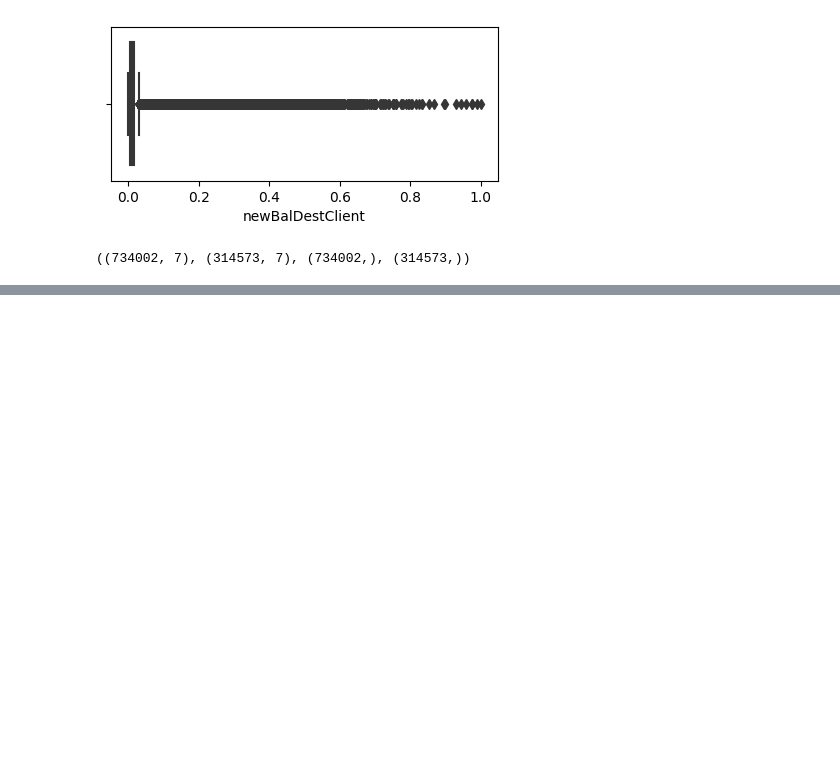
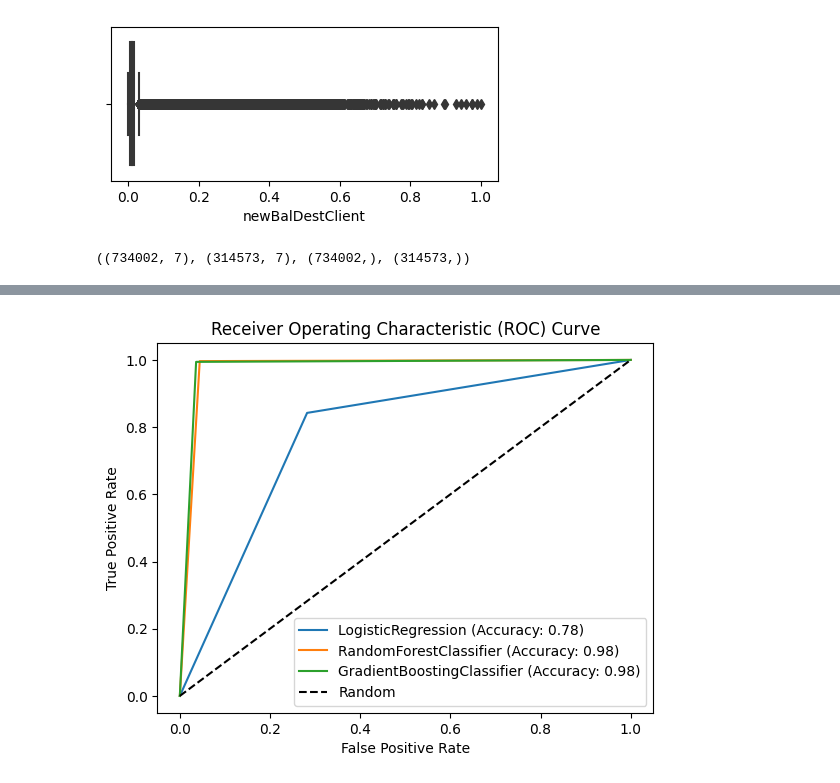
Before and after one commit to joshuabusinge/SplitAgentDeposit-Fraud, a Jupyter notebook: SplitAgentDepositML_Fraud.ipynb, the cells around one changed output, grey strips where cells are left out. Saved outputs shown, nothing was run; the diff lists cells and outputs as text; code cells hidden in the pictures; blank space fills up the shorter version.

```diff
--- a/SplitAgentDepositML_Fraud.ipynb
+++ b/SplitAgentDepositML_Fraud.ipynb
@@ -399 +482,11 @@ Classification Report:
 [figure]
+# %%
+# Separate labels and features
+X = X_resampled.drop(columns=['isFraud'])
+y = X_resampled['isFraud']
+
+# Spilt the train and test data
+X_train, X_test, y_train, y_test = train_test_split(X, y, test_size=0.3)
+# we used 30% test data
+# check the size before beginning
+X_train.shape, X_test.shape, y_train.shape, y_test.shape
@@ -399,0 +495,76 @@ Classification Report:
+# %%
+# Define the models
+models = [
+    LogisticRegression(),
+    RandomForestClassifier(n_estimators=20, max_depth=10),
+    GradientBoostingClassifier(n_estimators=20, max_depth=10)
+]
+
+# Define scoring metric for cross-validation
+scoring = {
+    'accuracy': make_scorer(accuracy_score),
+    'precision': make_scorer(precision_score),
+    'recall': make_scorer(recall_score),
+    'f1_score': make_scorer(f1_score),
+    'matthews_corrcoef': make_scorer(matthews_corrcoef)
+}
+
+# Initialize lists to store results
+acc = []
+roc = []
+
+# Define function to print cross-validation results
+def print_result(result):
+    df = pd.DataFrame(result)
+    df = df.rename(columns=lambda x: x.replace('test_', ''))
+    print(df)
+
+# Execute the code for each model
+for model in models:
+    model.fit(X_train, y_train)
+    y_pred = model.predict(X_test)
+    y_pred_train = model.predict(X_train)
+
+    ac = accuracy_score(y_test, y_pred)
+    acc.append(ac)
+    ac_train = accuracy_score(y_train, y_pred_train)
+    rc = roc_auc_score(y_test, y_pred)
+    roc.append(rc)
+    print("****************************************************")
+    print(type(model).__name__)
+    print("Training Set Accuracy:", ac_train)
+    print("Test Set Accuracy: {0} ROC: {1}".format(ac, rc))
+
+    # Classification report
+    print("Classification Report:")
+    print(classification_report(y_test, y_pred))
+
+    # Cross-validation
+    result = cross_validate(model, X_train, y_train, scoring=scoring, cv=10)
+    print("Cross-validation Results:")
+    print_result(result)
+
+    # Plot ROC curve
+    fpr, tpr, _ = roc_curve(y_test, y_pred)
+    plt.plot(fpr, tpr, label=f"{type(model).__name__} (Accuracy: {ac:.2f})")
+
+
+# Set plot attributes
+plt.plot([0, 1], [0, 1], 'k--', label='Random')
+plt.xlabel('False Positive Rate')
+plt.ylabel('True Positive Rate')
+plt.title('Receiver Operating Characteristic (ROC) Curve')
+plt.legend()
+
+# Create a PDF to save the plot
+with PdfPages('roc_curve.pdf') as pdf:
+    pdf.savefig()
+
+# Print the model, accuracy, and AUC scores
+results_df = pd.DataFrame({
+    'Model': [type(model).__name__ for model in models],
+    'Accuracy': acc,
+    'AUC': roc
+})
+print(results_df)
+# %% [output]
@@ -399,0 +588 @@ Classification Report:
+[figure, added]
```
Also changed, not shown: parts of 8 cells of this notebook.
